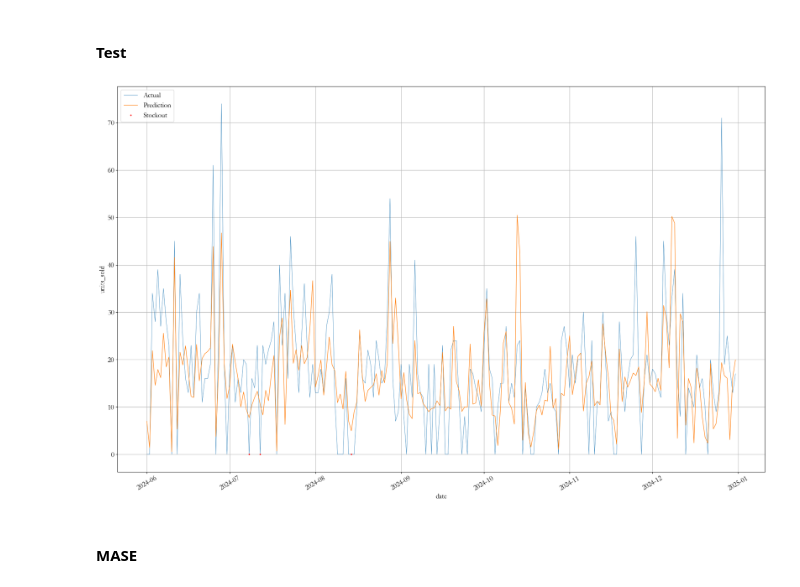
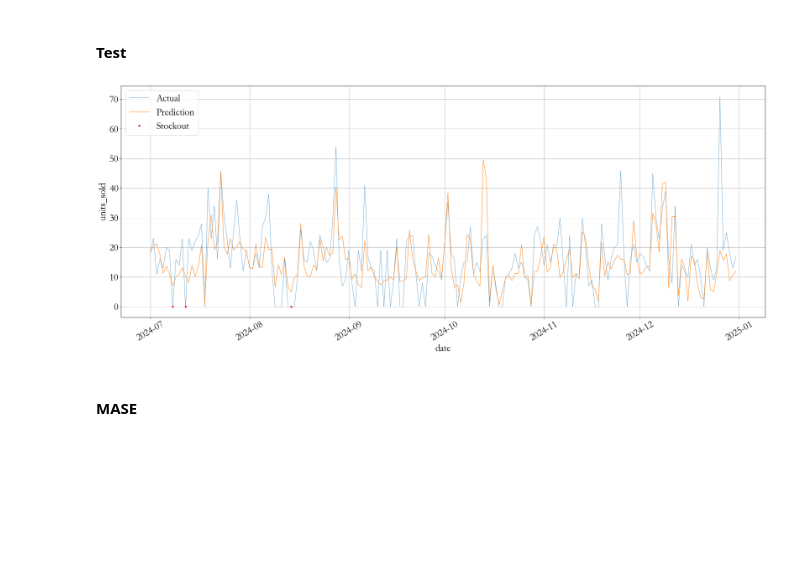
Before and after one commit to dnshwng98/fmcg_intelligent_tools, a Jupyter notebook: src/fmcg_intelligent_tools/Main.ipynb, the cells around one changed output. Saved outputs shown, nothing was run; the diff lists cells and outputs as text; code cells hidden in the pictures; blank space fills up the shorter version.

```diff
--- a/src/fmcg_intelligent_tools/Untitled.ipynb
+++ b/src/fmcg_intelligent_tools/Main.ipynb
@@ -903,14 +932,19 @@ sarima_data_test
 # %%
-fig, ax = plt.subplots(figsize=(25, 15))
+fig, ax = plt.subplots(figsize=(25, 10))
 
-ax.plot(sarima_data_train["date"], sarima_data_train["units_sold"], linewidth=.6, label="Train")
-ax.plot(sarima_data_test["date"], sarima_data_test["units_sold"], linewidth=.6, label="Test")
+ax.plot(sarima_data_test["date"], sarima_data_test["units_sold"], linewidth=.6, label="Actual")
 ax.plot(sarima_data_test["date"], sarima_data_test["prediction"], linewidth=.6, label="Prediction")
+ax.plot(fmcg_dataset.loc[(fmcg_dataset["date"] >= "2024-06-01") & (fmcg_dataset["region"] == "PL-North") & (fmcg_dataset["sku"] == "YO-009") &  (fmcg_dataset["channel"] == "Retail") & (fmcg_dataset["stock_available"] == 0)]["date"],
+        fmcg_dataset.loc[(fmcg_dataset["date"] >= "2024-06-01") & (fmcg_dataset["region"] == "PL-North") & (fmcg_dataset["sku"] == "YO-009") &  (fmcg_dataset["channel"] == "Retail") & (fmcg_dataset["stock_available"] == 0)]["units_sold"], "r.", markersize=8.0, label="Stockout")
 ax.set_xlabel("date")
 ax.set_ylabel("units_sold")
 ax.xaxis.set_major_locator(mdates.MonthLocator(bymonthday=1))
 ax.legend()
 ax.grid(True)
+plt.rcParams['font.family'] = 'garamond'
+plt.rcParams['font.size'] = 25
+plt.tight_layout()
 plt.xticks(rotation=30)
 plt.show()
+fig.savefig("sarima.png")
 # %% [output]
@@ -954,14 +1063,17 @@ xgboost_data = target_data.copy()
 # %%
 xgboost_data["month"] = xgboost_data["month"].astype("category")
 xgboost_data["day_of_the_week"] = xgboost_data["day_of_the_week"].astype("category")
+xgboost_data["is_weekend"] = xgboost_data["is_weekend"].astype("category")
+xgboost_data["is_public_holiday"] = xgboost_data["is_public_holiday"].astype("category")
+xgboost_data["promotion_flag"] = xgboost_data["promotion_flag"].astype("category")
 xgboost_data["season"] = xgboost_data["season"].astype("category")
 xgboost_data["sub_season"] = xgboost_data["sub_season"].astype("category")
 xgboost_data.reset_index(drop=True, inplace=True)
 # %% [markdown]
 #### Train-Test Data Split
 # %%
-xgboost_data_train = xgboost_data[xgboost_data["date"] < "2024-06-01"].copy()
-xgboost_data_test = xgboost_data[xgboost_data["date"] >= "2024-06-01"].copy()
+xgboost_data_train = xgboost_data[xgboost_data["date"] < "2024-07-01"].copy()
+xgboost_data_test = xgboost_data[xgboost_data["date"] >= "2024-07-01"].copy()
 # %% [markdown]
 #### Train
 # %%
@@ -1016,21 +1127,25 @@ feature_importance.sort_values("importance").plot(kind="barh", title="Feature Im
 # %%
 xgboost_data_test["prediction"] = regressor.predict(X_test)
 xgboost_data_test["prediction"] = xgboost_data_test["prediction"].round(2)
-fig, ax = plt.subplots(figsize=(25, 15))
+fig, ax = plt.subplots(figsize=(25, 10))
 
 ax.plot(xgboost_data_test["date"], xgboost_data_test["units_sold"], linewidth=.6, label="Actual")
 ax.plot(xgboost_data_test["date"], xgboost_data_test["prediction"], linewidth=1.0, label="Prediction")
-ax.plot(fmcg_dataset.loc[(fmcg_dataset["date"] >= "2024-06-01") & (fmcg_dataset["region"] == "PL-North") & (fmcg_dataset["sku"] == "YO-009") &  (fmcg_dataset["channel"] == "Retail") & (fmcg_dataset["stock_available"] == 0)]["date"],
-        fmcg_dataset.loc[(fmcg_dataset["date"] >= "2024-06-01") & (fmcg_dataset["region"] == "PL-North") & (fmcg_dataset["sku"] == "YO-009") &  (fmcg_dataset["channel"] == "Retail") & (fmcg_dataset["stock_available"] == 0)]["units_sold"], "r.", markersize=4.0, label="Stockout")
+ax.plot(fmcg_dataset.loc[(fmcg_dataset["date"] >= "2024-07-01") & (fmcg_dataset["region"] == "PL-North") & (fmcg_dataset["sku"] == "YO-009") &  (fmcg_dataset["channel"] == "Retail") & (fmcg_dataset["stock_available"] == 0)]["date"],
+        fmcg_dataset.loc[(fmcg_dataset["date"] >= "2024-07-01") & (fmcg_dataset["region"] == "PL-North") & (fmcg_dataset["sku"] == "YO-009") &  (fmcg_dataset["channel"] == "Retail") & (fmcg_dataset["stock_available"] == 0)]["units_sold"], "r.", markersize=8.0, label="Stockout")
 ax.set_xlabel("date")
 ax.set_ylabel("units_sold")
 ax.xaxis.set_major_locator(mdates.MonthLocator(bymonthday=1))
 ax.legend()
 ax.grid(True)
+plt.rcParams['font.family'] = 'garamond'
+plt.rcParams['font.size'] = 25
+plt.tight_layout()
 plt.xticks(rotation=30)
 plt.show()
+fig.savefig("xgboost.png")
 # %% [output]
-[figure, old version]
+[figure, new version]
 # %% [markdown]
 #### MASE
 # %%
```
Also changed, not shown: parts of 32 cells of this notebook.
